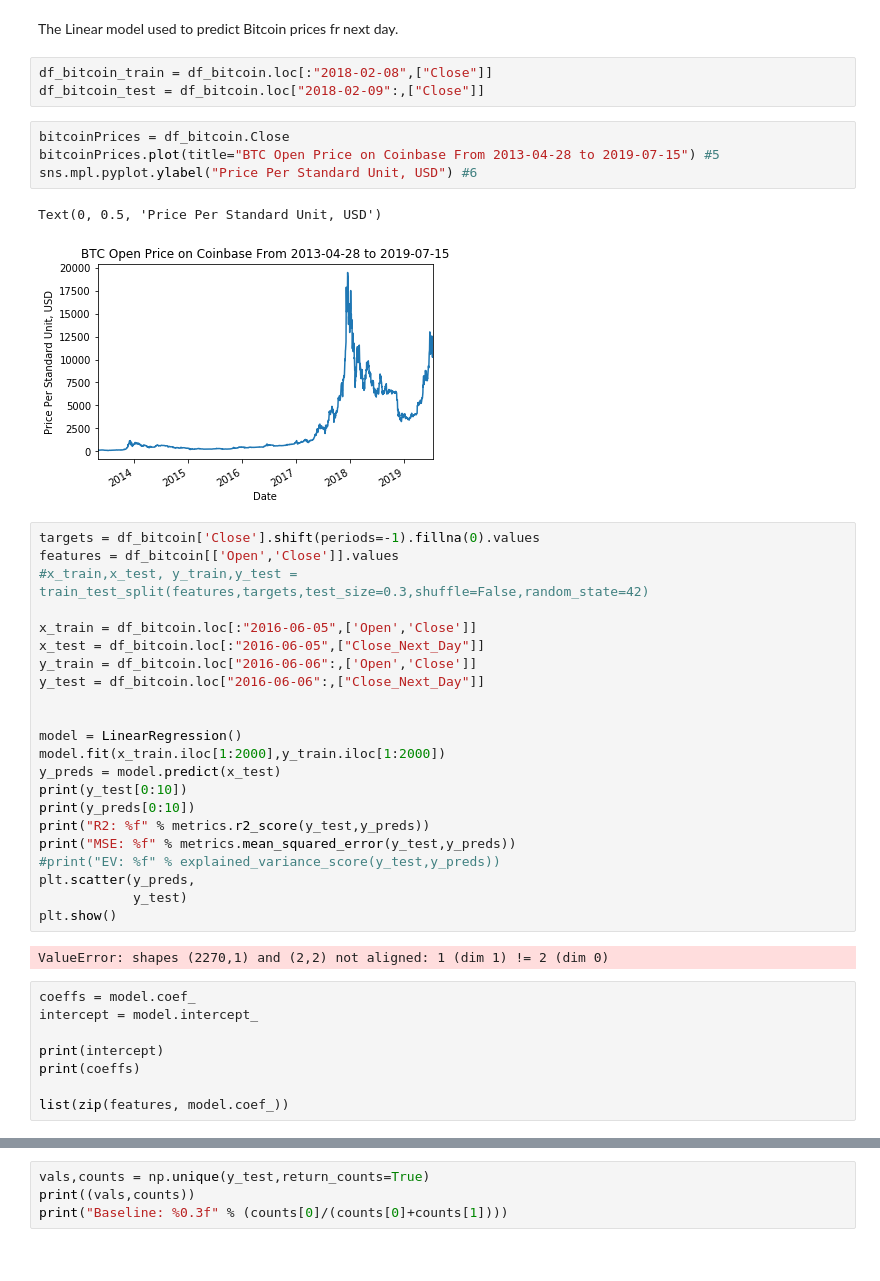
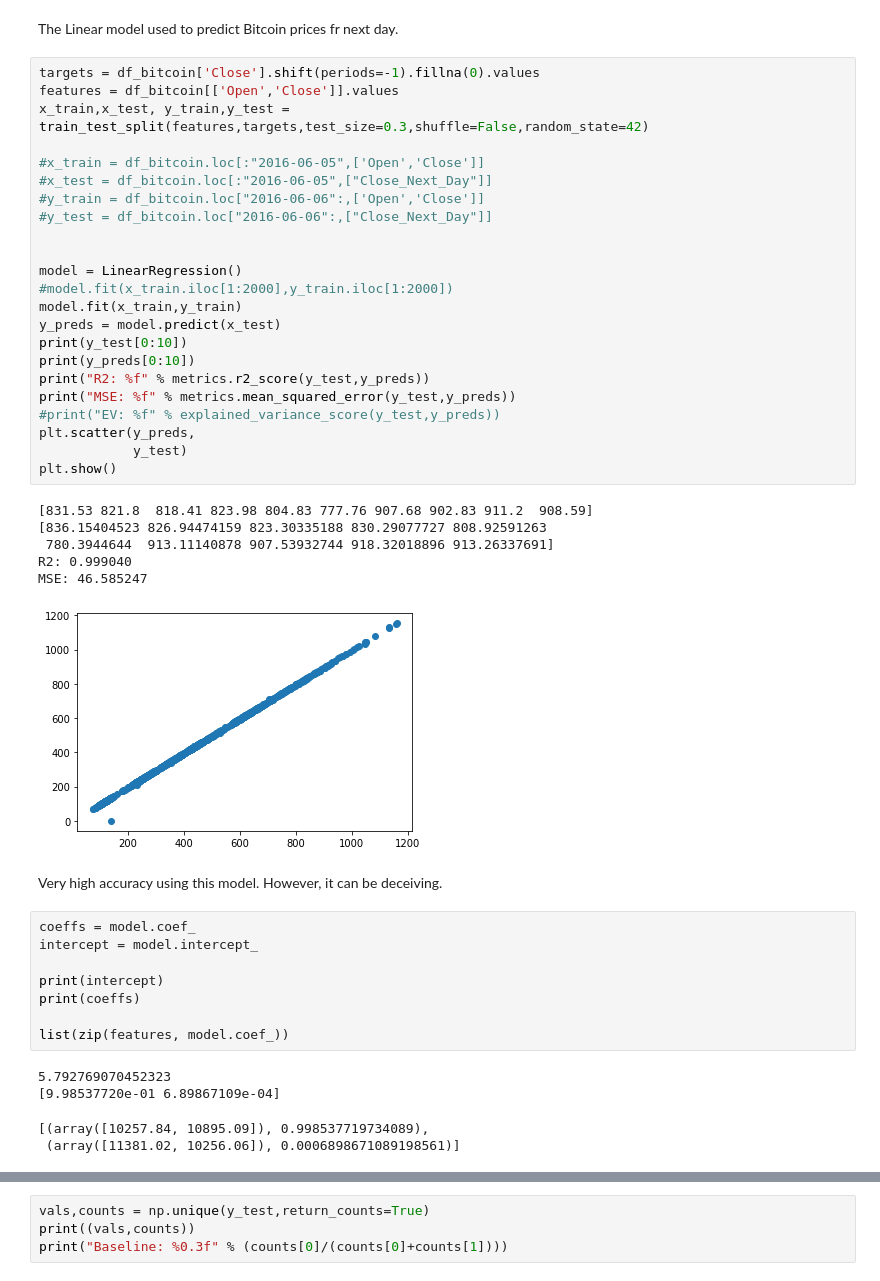
Before and after one commit to DhanushkaAbeyratne/Bitcoin-Price-Prediction---ARIMA, a Jupyter notebook: My_ids_project.ipynb, the cells around one changed output, grey strips where cells are left out. Cells and saved outputs as stored; diff of their text form.

```diff
--- a/My_ids_project.ipynb
+++ b/My_ids_project.ipynb
@@ -130,40 +135,38 @@ Text(0, 0.5, 'Price Per Standard Unit, USD')
 [figure]
 # %% [markdown]
 The Linear model used to predict Bitcoin prices fr next day.
-# %%
-df_bitcoin_train = df_bitcoin.loc[:"2018-02-08",["Close"]]
-df_bitcoin_test = df_bitcoin.loc["2018-02-09":,["Close"]]
-# %%
-bitcoinPrices = df_bitcoin.Close
-bitcoinPrices.plot(title="BTC Open Price on Coinbase From 2013-04-28 to 2019-07-15") #5
-sns.mpl.pyplot.ylabel("Price Per Standard Unit, USD") #6
-# %% [output]
-Text(0, 0.5, 'Price Per Standard Unit, USD')
-[figure, removed]
 # %%
 targets = df_bitcoin['Close'].shift(periods=-1).fillna(0).values
 features = df_bitcoin[['Open','Close']].values
-#x_train,x_test, y_train,y_test = train_test_split(features,targets,test_size=0.3,shuffle=False,random_state=42)
+x_train,x_test, y_train,y_test = train_test_split(features,targets,test_size=0.3,shuffle=False,random_state=42)
 
-x_train = df_bitcoin.loc[:"2016-06-05",['Open','Close']]
-x_test = df_bitcoin.loc[:"2016-06-05",["Close_Next_Day"]]
-y_train = df_bitcoin.loc["2016-06-06":,['Open','Close']]
-y_test = df_bitcoin.loc["2016-06-06":,["Close_Next_Day"]]
+#x_train = df_bitcoin.loc[:"2016-06-05",['Open','Close']]
+#x_test = df_bitcoin.loc[:"2016-06-05",["Close_Next_Day"]]
+#y_train = df_bitcoin.loc["2016-06-06":,['Open','Close']]
+#y_test = df_bitcoin.loc["2016-06-06":,["Close_Next_Day"]]
 
 
 model = LinearRegression()
-model.fit(x_train.iloc[1:2000],y_train.iloc[1:2000])
+#model.fit(x_train.iloc[1:2000],y_train.iloc[1:2000])
+model.fit(x_train,y_train)
 y_preds = model.predict(x_test)
 print(y_test[0:10])
 print(y_preds[0:10])
 print("R2: %f" % metrics.r2_score(y_test,y_preds))
 print("MSE: %f" % metrics.mean_squared_error(y_test,y_preds))
 #print("EV: %f" % explained_variance_score(y_test,y_preds))
 plt.scatter(y_preds,
             y_test)
 plt.show()
 # %% [output]
-ValueError: shapes (2270,1) and (2,2) not aligned: 1 (dim 1) != 2 (dim 0)
+[831.53 821.8  818.41 823.98 804.83 777.76 907.68 902.83 911.2  908.59]
+[836.15404523 826.94474159 823.30335188 830.29077727 808.92591263
+ 780.3944644  913.11140878 907.53932744 918.32018896 913.26337691]
+R2: 0.999040
+MSE: 46.585247
+[figure, added]
+# %% [markdown]
+Very high accuracy using this model. However, it can be deceiving.
 # %%
 coeffs = model.coef_
 intercept = model.intercept_
@@ -172,6 +175,11 @@ print(intercept)
 print(coeffs)
 
 list(zip(features, model.coef_))
+# %% [output]
+5.792769070452323
+[9.98537720e-01 6.89867109e-04]
+[(array([10257.84, 10895.09]), 0.998537719734089),
+ (array([11381.02, 10256.06]), 0.0006898671089198561)]
 # %%
 #generate predictions on training set and evaluate
 y_mult_pred_train = model.predict(x_train)
```
Also changed, not shown: parts of 8 cells of this notebook.
